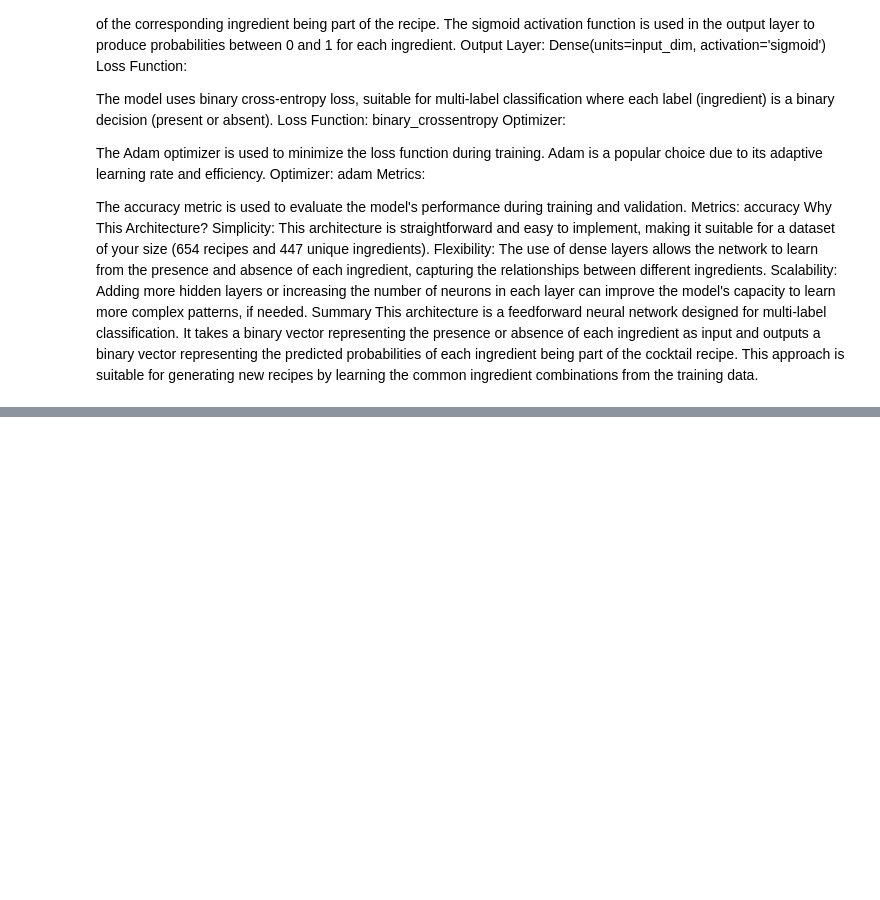
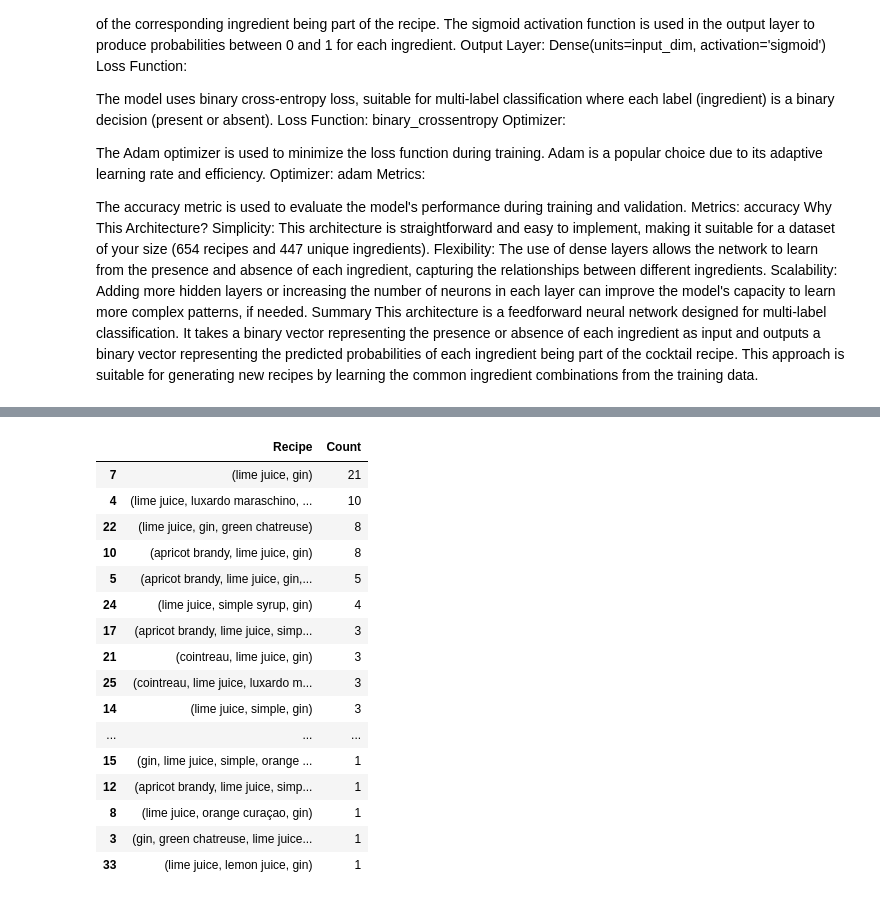
Before and after one commit to CSergiy/AI-Cocktails, a Jupyter notebook: Notebooks/Cocktail Recipe Generation.ipynb, the cells around one changed output, grey strips where cells are left out. Saved outputs shown, nothing was run; the diff lists cells and outputs as text; code cells hidden in the pictures; blank space fills up the shorter version.

Commit message:
New model output thing for output based on probability

```diff
--- a/Notebooks/Cocktail Recipe Generation.ipynb
+++ b/Notebooks/Cocktail Recipe Generation.ipynb
@@ -146,0 +112,24 @@ _________________________________________________________________
+# %%
+# Attemping dropout layers
+import tensorflow as tf
+from tensorflow.keras.models import Sequential
+from tensorflow.keras.layers import Dense, Dropout
+
+# Define the model
+model = Sequential()
+model.add(Dropout(0.1, input_shape=(input_dim,)))  # Dropout layer for the input layer
+model.add(Dense(512, activation='relu'))
+model.add(Dropout(0.5))  # Dropout layer for hidden layers
+model.add(Dense(256, activation='relu'))
+model.add(Dropout(0.5))  # Dropout layer for hidden layers
+model.add(Dense(128, activation='relu'))
+model.add(Dropout(0.5))  # Dropout layer for hidden layers
+model.add(Dense(input_dim, activation='sigmoid'))  # Output layer for multi-label classification
+
+
+# Compile the model
+model.compile(loss='binary_crossentropy',
+              optimizer='adam',
+              metrics=['accuracy'])
+
+model.summary()
@@ -150,4 +157,4 @@ Model Training:
 X = encoded_df.values  # Input features (binary vectors of ingredients)
 y = encoded_df.values  # Target labels (same as input for multi-label classification)
 
-model.fit(X, y, epochs=20, batch_size=50, validation_split=0.2)
+#model.fit(X, y, epochs=20, batch_size=50, validation_split=0.2)
@@ -179,7 +179,7 @@ Generated Recipe: [nan, 'raw egg white', 'pimento dram', 'grapefruit juice', 'pi
 num_iterations = 100
 
 # Example seed ingredients
-seed_ingredients = ['vodka']
+seed_ingredients = ['gin', 'lime juice']
 seed_vector = mlb.transform([seed_ingredients])[0]
 
 # List to store generated recipes
@@ -187,7 +187,7 @@ generated_recipes = []
 
 for _ in range(num_iterations):
     # Fit the model for one epoch
-    model.fit(X, y, epochs=5, batch_size=50, validation_split=0.2, verbose=0)
+    model.fit(X, y, epochs=5, batch_size=389, validation_split=0.2, verbose=0)
 
     # Predict probabilities
     predicted_probabilities = model.predict(seed_vector.reshape(1, -1))
@@ -363,0 +434,20 @@ This architecture is a feedforward neural network designed for multi-label class
+# %%
+df
+# %% [output]
+|  | Recipe | Count |
+| 7 | (lime juice, gin) | 21 |
+| 4 | (lime juice, luxardo maraschino, ... | 10 |
+| 22 | (lime juice, gin, green chatreuse) | 8 |
+| 10 | (apricot brandy, lime juice, gin) | 8 |
+| 5 | (apricot brandy, lime juice, gin,... | 5 |
+| 24 | (lime juice, simple syrup, gin) | 4 |
+| 17 | (apricot brandy, lime juice, simp... | 3 |
+| 21 | (cointreau, lime juice, gin) | 3 |
+| 25 | (cointreau, lime juice, luxardo m... | 3 |
+| 14 | (lime juice, simple, gin) | 3 |
+| ... | ... | ... |
+| 15 | (gin, lime juice, simple, orange ... | 1 |
+| 12 | (apricot brandy, lime juice, simp... | 1 |
+| 8 | (lime juice, orange curaçao, gin) | 1 |
+| 3 | (gin, green chatreuse, lime juice... | 1 |
+| 33 | (lime juice, lemon juice, gin) | 1 |
```
Also changed, not shown: parts of 16 cells of this notebook.
